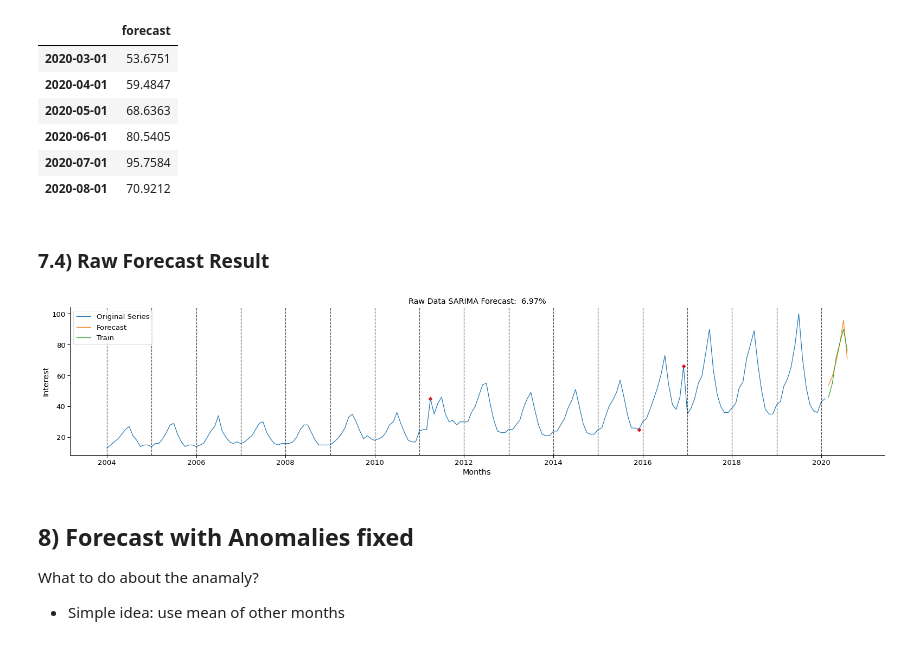
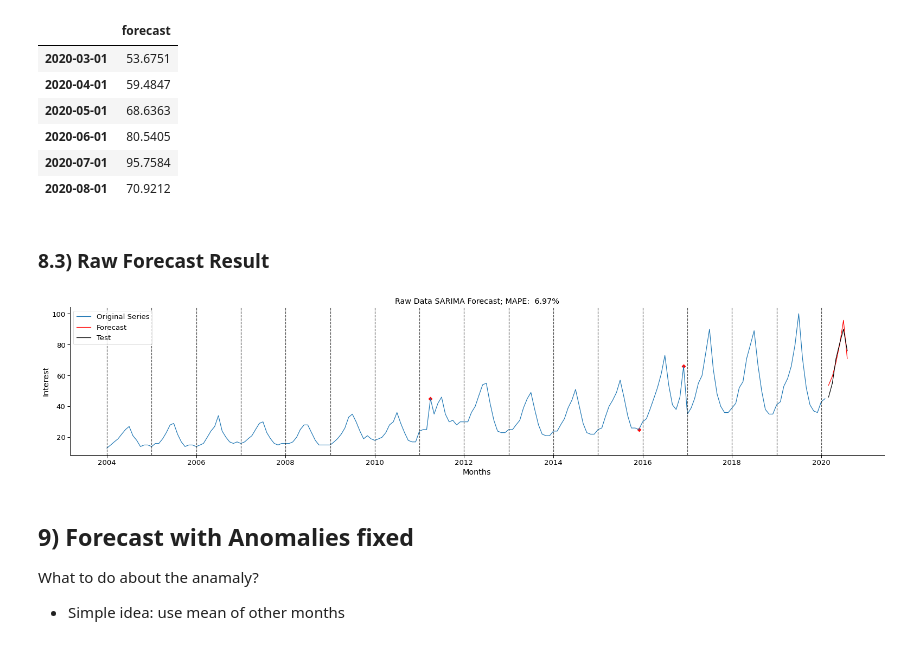
Before and after one commit to razielar/coursera_time_series_forecasting, a Jupyter notebook: anomaly_detection/AnomalyDetection_STL.ipynb, the cells around one changed output. Drawn from its saved outputs; the diff is of its cells as text; code cells hidden in the pictures.

Commit message:
forecast adjusted data

```diff
--- a/anomaly_detection/AnomalyDetection_STL.ipynb
+++ b/anomaly_detection/AnomalyDetection_STL.ipynb
@@ -335,27 +335,27 @@ sarima_predictions_raw_data
 | 2020-07-01 | 95.7584 |
 | 2020-08-01 | 70.9212 |
 # %% [markdown]
-### 7.4) Raw Forecast Result
+### 8.3) Raw Forecast Result
 # %%
 plt.plot(train, label= "Original Series")
-plt.plot(sarima_predictions_raw_data, label= "Forecast")
-plt.plot(test, label= "Train")
+plt.plot(sarima_predictions_raw_data, color= "r", label= "Forecast")
+plt.plot(test, color= "black", label= "Test")
 plt.scatter(anomalies.index, anomalies.interest, color='r', marker='D')
 
 for i in range(2004,2021):
     plt.axvline(datetime(i,1,1), color='k', linestyle='--', alpha=0.7)
 
 # Calculate MAPE:
 raw_mape = mape(y= test.interest, y_hat= sarima_predictions_raw_data.forecast)
 
 plt.ylabel("Interest")
 plt.xlabel("Months")
 plt.legend(loc= "upper left")
-plt.title(f"Raw Data SARIMA Forecast: {raw_mape: 0.2%}")
+plt.title(f"Raw Data SARIMA Forecast; MAPE: {raw_mape: 0.2%}")
 plt.tight_layout()
 # %% [output]
-[figure, old version]
+[figure, new version]
 # %% [markdown]
-## 8) Forecast with Anomalies fixed
+## 9) Forecast with Anomalies fixed
 What to do about the anamaly?
 * Simple idea: use mean of other months
```
Also changed, not shown: parts of 19 cells of this notebook.
